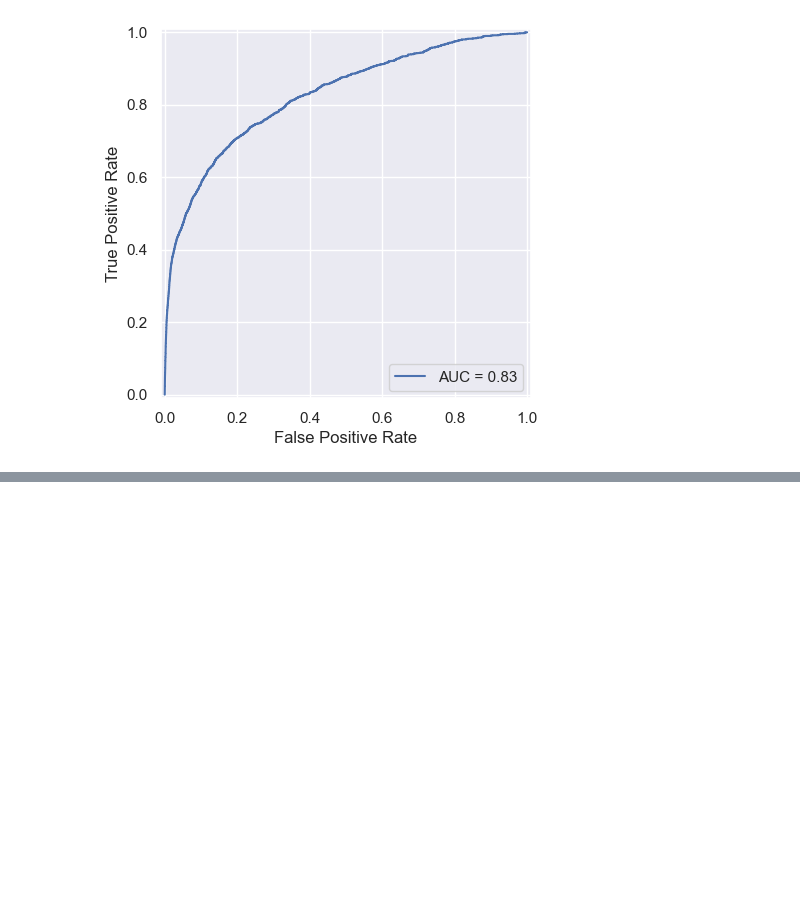
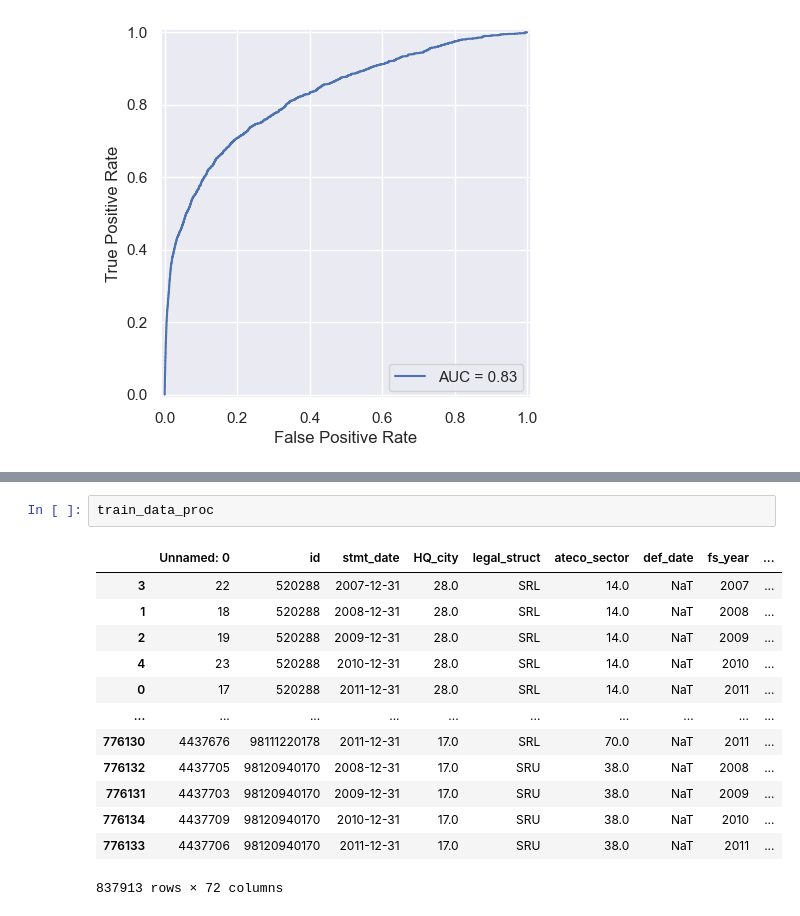
Before and after one commit to Juanroalvarado/ml-finance-credit-default, a Jupyter notebook: final_harness/train_final_model.ipynb, the cells around one changed output, grey strips where cells are left out. Drawn from its saved outputs; the diff is of its cells as text; blank space fills up the shorter version.

```diff
--- a/final_harness/train_final_model.ipynb
+++ b/final_harness/train_final_model.ipynb
@@ -217,0 +227,16 @@ test_data_proc.to_csv('test_processed_data_for_2012.csv', index=False)
+# %%
+train_data_proc
+# %% [output]
+|  | Unnamed: 0 | id | stmt_date | HQ_city | legal_struct | ateco_sector | def_date | fs_year | ... |
+| 3 | 22 | 520288 | 2007-12-31 | 28.0 | SRL | 14.0 | NaT | 2007 | ... |
+| 1 | 18 | 520288 | 2008-12-31 | 28.0 | SRL | 14.0 | NaT | 2008 | ... |
+| 2 | 19 | 520288 | 2009-12-31 | 28.0 | SRL | 14.0 | NaT | 2009 | ... |
+| 4 | 23 | 520288 | 2010-12-31 | 28.0 | SRL | 14.0 | NaT | 2010 | ... |
+| 0 | 17 | 520288 | 2011-12-31 | 28.0 | SRL | 14.0 | NaT | 2011 | ... |
+| ... | ... | ... | ... | ... | ... | ... | ... | ... | ... |
+| 776130 | 4437676 | 98111220178 | 2011-12-31 | 17.0 | SRL | 70.0 | NaT | 2011 | ... |
+| 776132 | 4437705 | 98120940170 | 2008-12-31 | 17.0 | SRU | 38.0 | NaT | 2008 | ... |
+| 776131 | 4437703 | 98120940170 | 2009-12-31 | 17.0 | SRU | 38.0 | NaT | 2009 | ... |
+| 776134 | 4437709 | 98120940170 | 2010-12-31 | 17.0 | SRU | 38.0 | NaT | 2010 | ... |
+| 776133 | 4437706 | 98120940170 | 2011-12-31 | 17.0 | SRU | 38.0 | NaT | 2011 | ... |
+837913 rows × 72 columns
```
Also changed, not shown: parts of 3 cells of this notebook, 1 other file.
